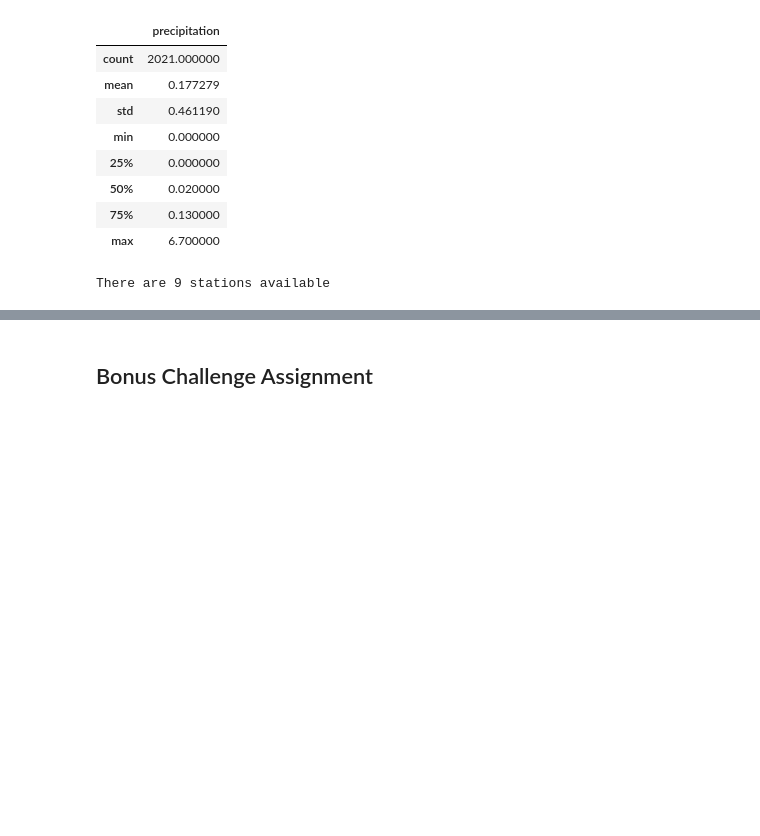
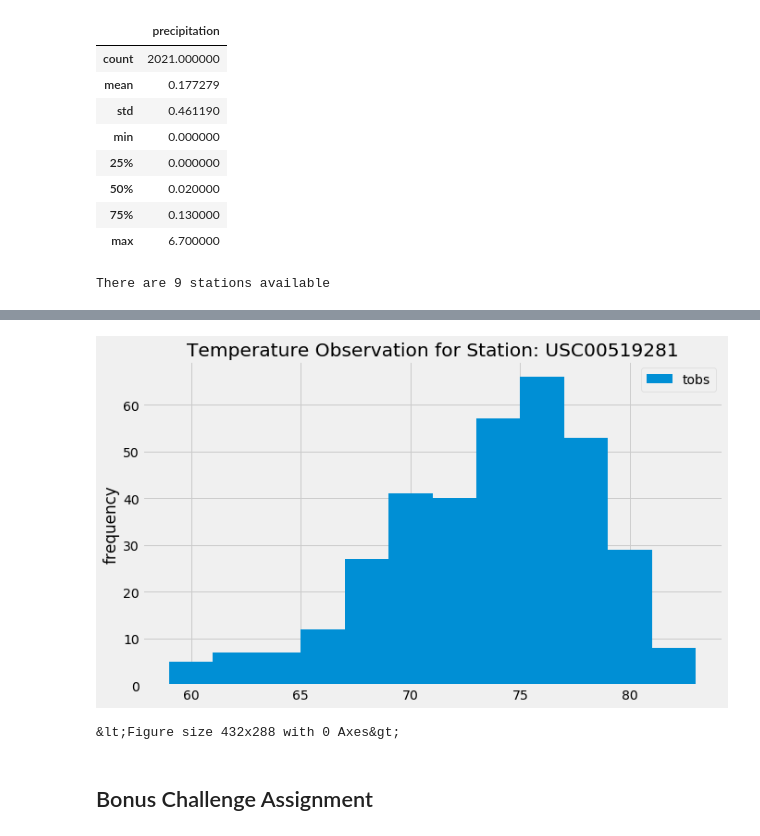
Before and after one commit to SergioGL8/SQLalchemy-challenge, a Jupyter notebook: climate_starter.ipynb, the cells around one changed output, grey strips where cells are left out. Cells and saved outputs as stored; diff of their text form; code cells hidden in the pictures; blank space fills up the shorter version.

Commit message:
Station Analysis

```diff
--- a/climate_starter.ipynb
+++ b/climate_starter.ipynb
@@ -121,3 +118,31 @@ session.query(Measurement.station,func.min(Measurement.tobs),func.max(Measuremen
+# %%
+# Choose the station with the highest number of temperature observations.
+# Query the last 12 months of temperature observation data for this station and plot the results as a histogram
+highest_temp = session.query(Measurement.date, Measurement.tobs).\
+    filter(Measurement.station == 'USC00519281').\
+        filter(func.strftime('%Y-%m-%d', Measurement.date) >= first_date).all()
+
+#Create the dataframe
+highest_temp_df = pd.DataFrame(highest_temp, columns=['date','tobs'])
+highest_temp_df.set_index('date', inplace=True)
+
+#Plot the results as a histogram
+plt.figure(figsize=(10,6))
+plt.hist(highest_temp_df["tobs"], bins=12)
+plt.xlabel('Temperature °F')
+plt.ylabel("frequency")
+plt.legend(["tobs"])
+plt.title(f'Temperature Observation for Station: USC00519281')
+#plt.tight_layout()
+plt.show()
+
+# Save the plot
+#plt.tight_layout()
+plt.savefig("Images output/Temperature_Observation.png",bbox_inches='tight')
+plt.show()
+# %% [output]
+[figure, added]
+&lt;Figure size 432x288 with 0 Axes&gt;
 # %% [markdown]
 ## Bonus Challenge Assignment
 # %%
```
Also changed, not shown: parts of 4 cells of this notebook, 1 other file.
